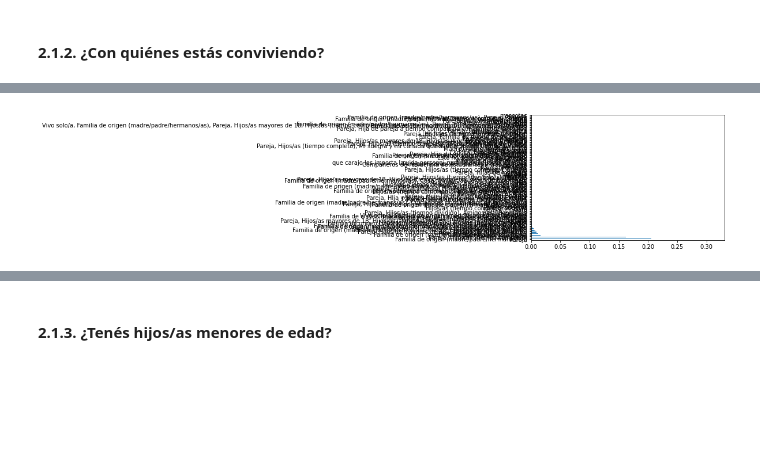
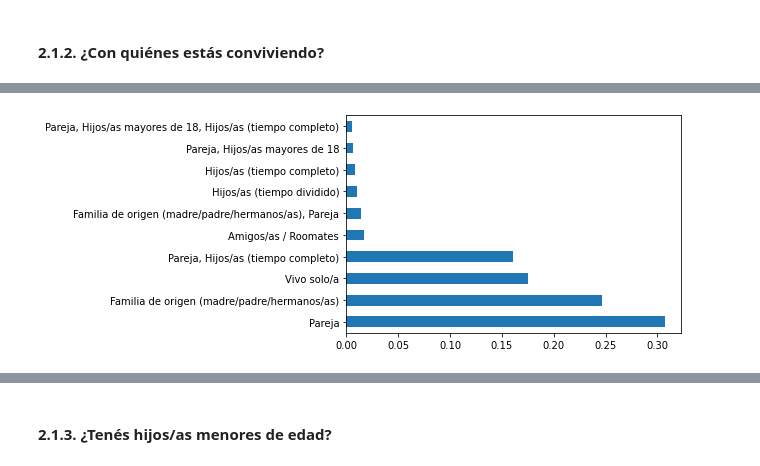
Before and after one commit to SebastianESaavedra/openqube-sueldos, a Jupyter notebook: pipeline/covid-analysis.ipynb, the cells around one changed output, grey strips where cells are left out. Saved outputs shown, nothing was run; the diff lists cells and outputs as text; code cells hidden in the pictures; blank space fills up the shorter version.

Commit message:
Adapted charts to new survey format

```diff
--- a/pipeline/covid-analysis.ipynb
+++ b/pipeline/covid-analysis.ipynb
@@ -169,8 +183,25 @@ def remove_outlier(df_in, col_name, iqr_factor=1.5):
     df_outliers = df_in.loc[(df_in[col_name] < fence_low) | (df_in[col_name] > fence_high)]
 
     return df_inliers, df_outliers
+# %%
+df.loc[:, "_sal"] = df[
+    "salario_mensual_o_retiro_bruto_en_tu_moneda_local"
+]
 # %%
-df_inliers, df_outliers = remove_outlier(df, "salario_mensual_bruto_en_tu_moneda_local", 3.5)
+df["salario_mensual_o_retiro_bruto_en_tu_moneda_local"] = (
+    df["_sal"]
+    .str.replace(".", "")
+    .str.replace(",", ".")
+    .str.replace("$", "")
+    .str.replace(r"[^0-9\.]", "")
+    .str.replace(r"^\s*$", "0")
+    .fillna(0)
+    .astype(float)
+)
+
+df_inliers, df_outliers = remove_outlier(
+    df, "salario_mensual_o_retiro_bruto_en_tu_moneda_local", 3.5
+)
 
 # inliers percent over total
 display(len(df_inliers) / len(df))
@@ -179,8 +210,8 @@ display(len(df_inliers) / len(df))
 # %%
 minimum_salary = dataset_metadata["minimum_salary"]
 
-df_outliers_lower_limit = df_inliers.query("salario_mensual_bruto_en_tu_moneda_local < @minimum_salary/2.0")
-df_inliers_lower_limit = df_inliers.query("salario_mensual_bruto_en_tu_moneda_local >= @minimum_salary/2.0")
+df_outliers_lower_limit = df_inliers.query("salario_mensual_o_retiro_bruto_en_tu_moneda_local < @minimum_salary/2.0")
+df_inliers_lower_limit = df_inliers.query("salario_mensual_o_retiro_bruto_en_tu_moneda_local >= @minimum_salary/2.0")
 df = df_inliers_lower_limit
 # %% [markdown]
 ## 2. Análisis de resultados
@@ -210,8 +241,8 @@ def to_rechart(df, max=0):
 # %% [markdown]
 #### 2.1.1. ¿Con cuántas personas convivís?
 # %%
-aux = df.copy()
-aux["con_cuantas_personas_estas_conviviendo"] = aux["con_cuantas_personas_estas_conviviendo"].apply(str)
+aux = df.copy().dropna()
+aux["con_cuantas_personas_estas_conviviendo"] = aux["con_cuantas_personas_estas_conviviendo"].astype(int).apply(str)
 
 aux = normalize_dataframe_column_replace(aux, "con_cuantas_personas_estas_conviviendo", {"0": "Vivo solo/a"})
 gph = aux["con_cuantas_personas_estas_conviviendo"].value_counts(normalize=True, sort=True)
@@ -245,12 +276,12 @@ Name: con_quienes_convivis, dtype: int64
 # %%
 aux = df.copy()
 
 gph = aux["con_quienes_convivis"].value_counts(normalize=True, sort=True)
-gph.plot.barh();
+gph[:10].plot.barh();
 
 charts["convivencia_cuali"] = to_rechart(gph, 6)
 # %% [output]
-[figure, old version]
+[figure, new version]
 # %%
 charts["convivencia_cuali"]
 # %% [output]
```
Also changed, not shown: parts of 30 cells of this notebook.
